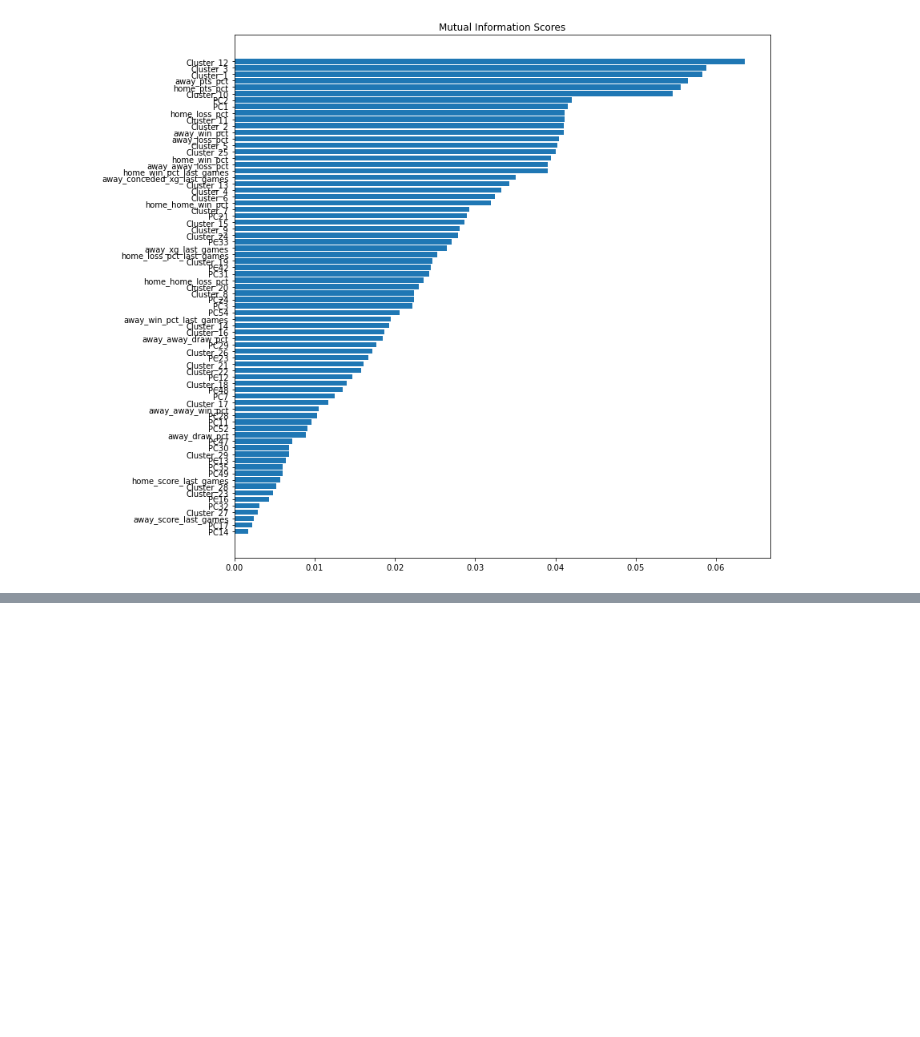
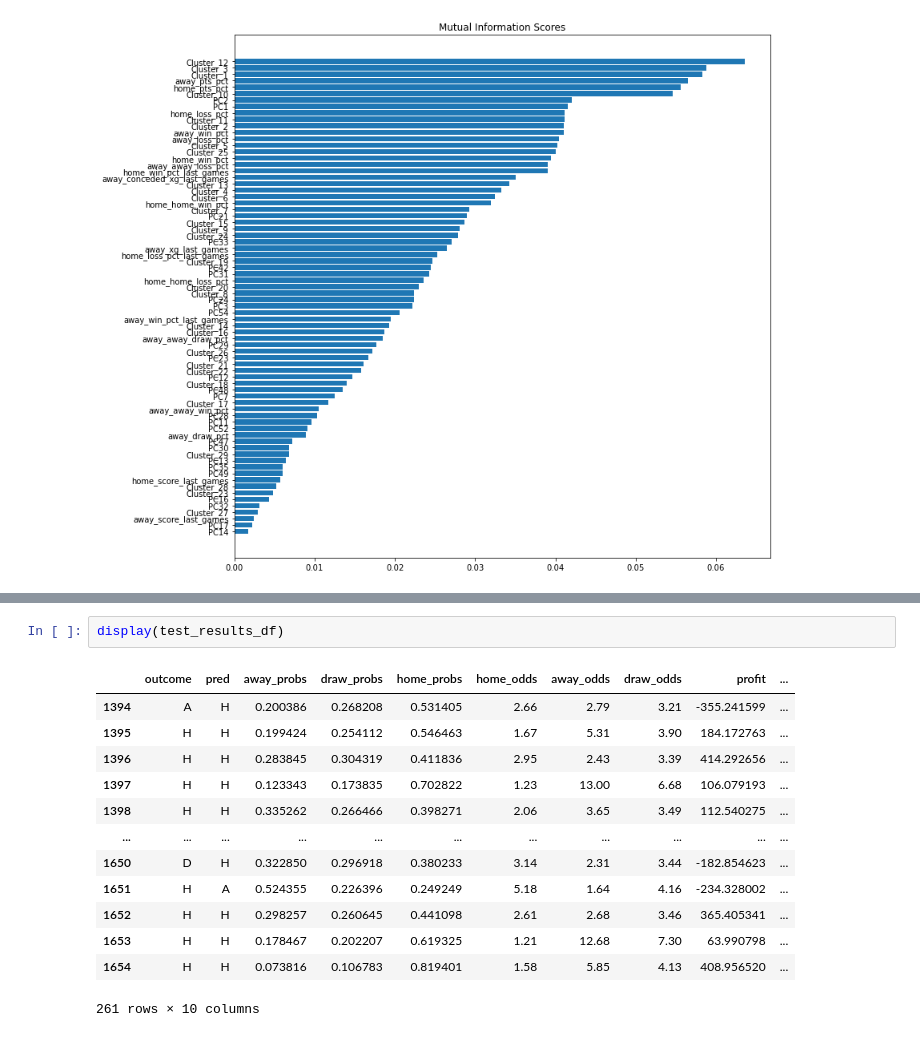
Before and after one commit to caiomelo22/football-predictor, a Jupyter notebook: predictor_v2.ipynb, the cells around one changed output, grey strips where cells are left out. Cells and saved outputs as stored; diff of their text form; blank space fills up the shorter version.

```diff
--- a/predictor_v2.ipynb
+++ b/predictor_v2.ipynb
@@ -128,2 +142,18 @@ Model profit: 12.490000000000002
 Maximum negative sequence:  6
 Maximum positive sequence:  8
+# %%
+display(test_results_df)
+# %% [output]
+|  | outcome | pred | away_probs | draw_probs | home_probs | home_odds | away_odds | draw_odds | profit | ... |
+| 1394 | A | H | 0.200386 | 0.268208 | 0.531405 | 2.66 | 2.79 | 3.21 | -355.241599 | ... |
+| 1395 | H | H | 0.199424 | 0.254112 | 0.546463 | 1.67 | 5.31 | 3.90 | 184.172763 | ... |
+| 1396 | H | H | 0.283845 | 0.304319 | 0.411836 | 2.95 | 2.43 | 3.39 | 414.292656 | ... |
+| 1397 | H | H | 0.123343 | 0.173835 | 0.702822 | 1.23 | 13.00 | 6.68 | 106.079193 | ... |
+| 1398 | H | H | 0.335262 | 0.266466 | 0.398271 | 2.06 | 3.65 | 3.49 | 112.540275 | ... |
+| ... | ... | ... | ... | ... | ... | ... | ... | ... | ... | ... |
+| 1650 | D | H | 0.322850 | 0.296918 | 0.380233 | 3.14 | 2.31 | 3.44 | -182.854623 | ... |
+| 1651 | H | A | 0.524355 | 0.226396 | 0.249249 | 5.18 | 1.64 | 4.16 | -234.328002 | ... |
+| 1652 | H | H | 0.298257 | 0.260645 | 0.441098 | 2.61 | 2.68 | 3.46 | 365.405341 | ... |
+| 1653 | H | H | 0.178467 | 0.202207 | 0.619325 | 1.21 | 12.68 | 7.30 | 63.990798 | ... |
+| 1654 | H | H | 0.073816 | 0.106783 | 0.819401 | 1.58 | 5.85 | 4.13 | 408.956520 | ... |
+261 rows × 10 columns
```
Also changed, not shown: parts of 4 cells of this notebook, 2 other files.
